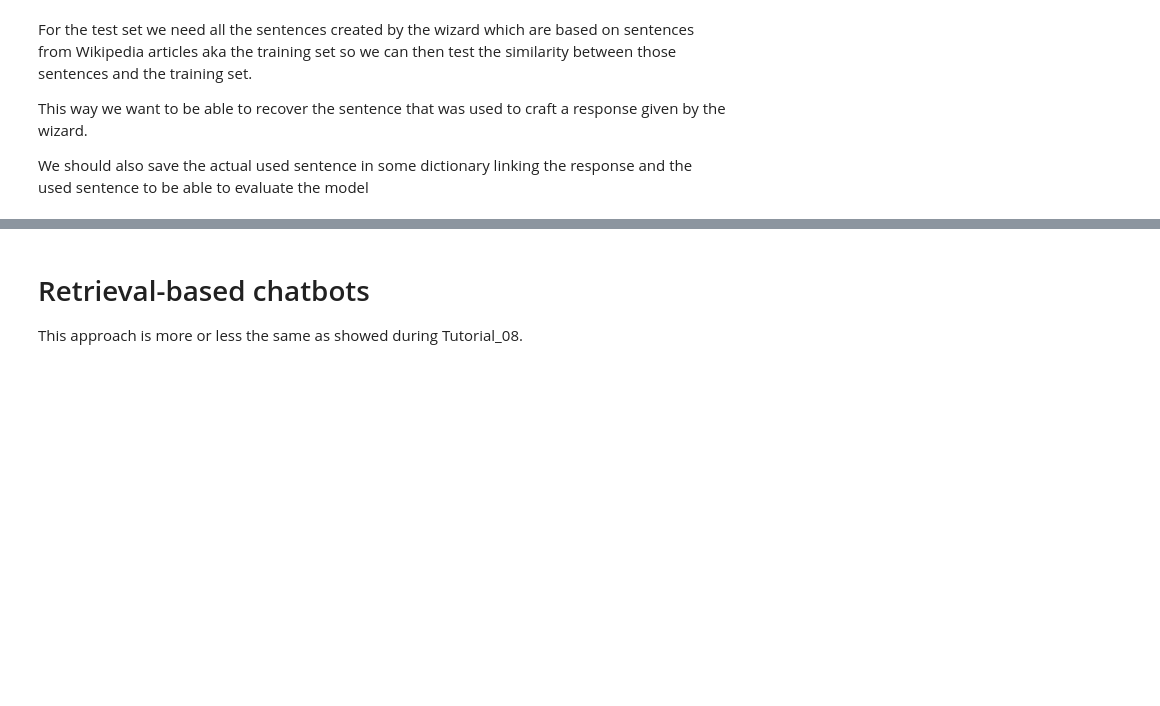
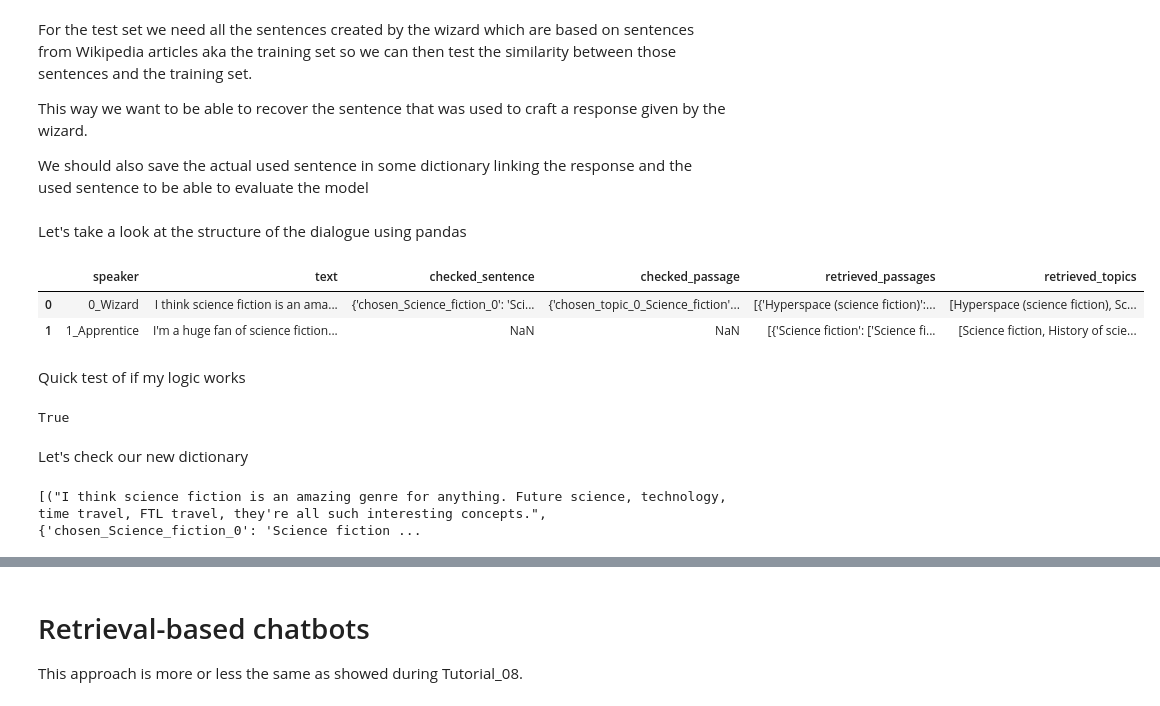
Before and after one commit to adamzki99/nlp-zlatan, a Jupyter notebook: nlp_zlatan.ipynb, the cells around one changed output, grey strips where cells are left out. Cells and saved outputs as stored; diff of their text form; code cells hidden in the pictures; blank space fills up the shorter version.

Commit message:
Finished test set (at least for now)

```diff
--- a/nlp_zlatan.ipynb
+++ b/nlp_zlatan.ipynb
@@ -502,4 +502,19 @@ For the test set we need all the sentences created by the wizard which are based
 This way we want to be able to recover the sentence that was used to craft a response given by the wizard.
 
 We should also save the actual used sentence in some dictionary linking the response and the used sentence to be able to evaluate the model
+# %% [markdown]
+Let's take a look at the structure of the dialogue using pandas
+# %%
+df_dialog = pd.DataFrame(data[0]['dialog'][:2])
+df_dialog
+# %% [output]
+|  | speaker | text | checked_sentence | checked_passage | retrieved_passages | retrieved_topics |
+| 0 | 0_Wizard | I think science fiction is an ama... | {'chosen_Science_fiction_0': 'Sci... | {'chosen_topic_0_Science_fiction'... | [{'Hyperspace (science fiction)':... | [Hyperspace (science fiction), Sc... |
+| 1 | 1_Apprentice | I'm a huge fan of science fiction... | NaN | NaN | [{'Science fiction': ['Science fi... | [Science fiction, History of scie... |
+# %% [markdown]
+Quick test of if my logic works
+# %%
+'Wizard' in data[0]['dialog'][0]['speaker']
+# %% [output]
+True
 # %%
@@ -514,0 +531,7 @@ for dialogue in data:
+# %% [markdown]
+Let's check our new dictionary
+# %%
+dict_items = response_sentence_pairs.items()
+print(list(dict_items)[:2])
+# %% [output]
+[("I think science fiction is an amazing genre for anything. Future science, technology, time travel, FTL travel, they're all such interesting concepts.", {'chosen_Science_fiction_0': 'Science fiction ...
```
Also changed, not shown: parts of 10 cells of this notebook.
